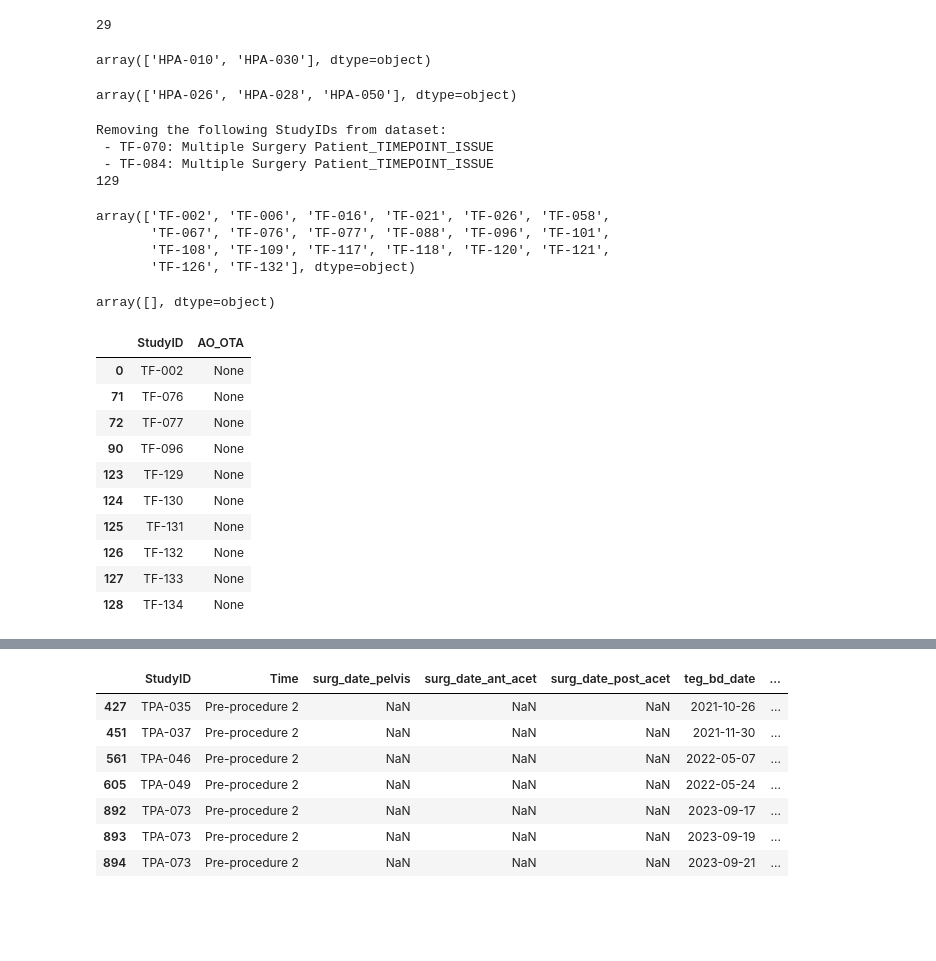
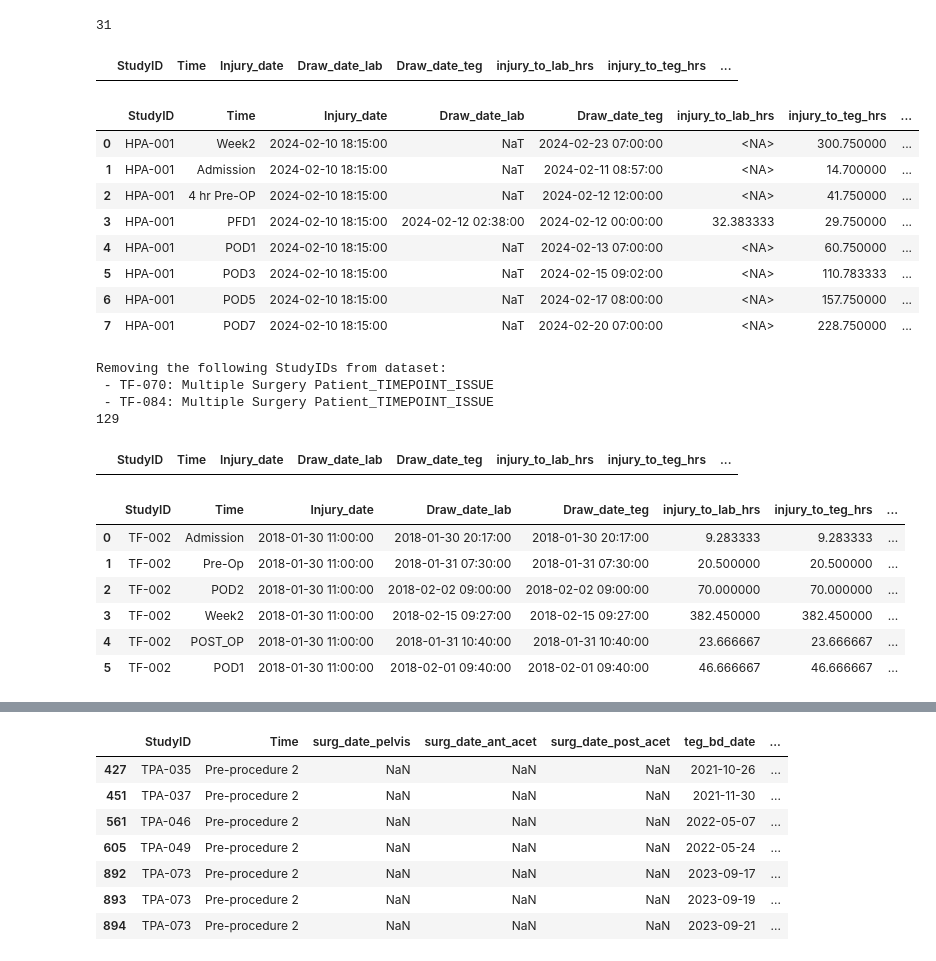
Before and after one commit to golpiraelmi/Classes, a Jupyter notebook: MyLittleProjcet_V2.ipynb, the cells around one changed output, grey strips where cells are left out. Cells and saved outputs as stored; diff of their text form; code cells hidden in the pictures; blank space fills up the shorter version.

```diff
--- a/MyLittleProjcet_V2.ipynb
+++ b/MyLittleProjcet_V2.ipynb
@@ -76,15 +73,11 @@ processor_2 = RedcapProcessor(api_url, api_key_pathway)
 df_pathway= processor_2.fetch_and_process()
 df_pathway_demo=processor_2.get_all_demographics()
 
+all_blood_pathway = processor_2.get_all_blood_draws()
+display(all_blood_pathway[all_blood_pathway['injury_to_lab_hrs']<0][['StudyID','Time','Injury_date','Draw_date_lab','Draw_date_teg','injury_to_lab_hrs','injury_to_teg_hrs','surgery_to_lab_hrs','surgery_to_teg_hrs']])
+
 # # print('=========================')
 # print(processor_2.get_patient_demographics('HPA-028'))
 # %% [output]
-29
+31
+|  | StudyID | Time | Injury_date | Draw_date_lab | Draw_date_teg | injury_to_lab_hrs | injury_to_teg_hrs | ... |
-# %%
-df_pathway_demo[df_pathway_demo['Withdrawn']=='Withdrew']['StudyID'].unique()
-# %% [output]
-array(['HPA-010', 'HPA-030'], dtype=object)
-# %%
-df_pathway_demo[df_pathway_demo['Death']=='Yes']['StudyID'].unique()
-# %% [output]
-array(['HPA-026', 'HPA-028', 'HPA-050'], dtype=object)
@@ -93,3 +84,15 @@ array(['HPA-026', 'HPA-028', 'HPA-050'], dtype=object)
+# %%
+all_blood_pathway[['StudyID','Time','Injury_date','Draw_date_lab','Draw_date_teg','injury_to_lab_hrs','injury_to_teg_hrs','surgery_to_lab_hrs','surgery_to_teg_hrs']]
+# %% [output]
+|  | StudyID | Time | Injury_date | Draw_date_lab | Draw_date_teg | injury_to_lab_hrs | injury_to_teg_hrs | ... |
+| 0 | HPA-001 | Week2 | 2024-02-10 18:15:00 | NaT | 2024-02-23 07:00:00 | <NA> | 300.750000 | ... |
+| 1 | HPA-001 | Admission | 2024-02-10 18:15:00 | NaT | 2024-02-11 08:57:00 | <NA> | 14.700000 | ... |
+| 2 | HPA-001 | 4 hr Pre-OP | 2024-02-10 18:15:00 | NaT | 2024-02-12 12:00:00 | <NA> | 41.750000 | ... |
+| 3 | HPA-001 | PFD1 | 2024-02-10 18:15:00 | 2024-02-12 02:38:00 | 2024-02-12 00:00:00 | 32.383333 | 29.750000 | ... |
+| 4 | HPA-001 | POD1 | 2024-02-10 18:15:00 | NaT | 2024-02-13 07:00:00 | <NA> | 60.750000 | ... |
+| 5 | HPA-001 | POD3 | 2024-02-10 18:15:00 | NaT | 2024-02-15 09:02:00 | <NA> | 110.783333 | ... |
+| 6 | HPA-001 | POD5 | 2024-02-10 18:15:00 | NaT | 2024-02-17 08:00:00 | <NA> | 157.750000 | ... |
+| 7 | HPA-001 | POD7 | 2024-02-10 18:15:00 | NaT | 2024-02-20 07:00:00 | <NA> | 228.750000 | ... |
 # %%
 load_dotenv()
 
@@ -102,6 +105,9 @@ processor_3 = RedcapProcessor(api_url, api_key_femur)
 df_femur= processor_3.fetch_and_process()
 df_femur_demo=processor_3.get_all_demographics()
 
+all_blood_femur = processor_3.get_all_blood_draws()
+all_blood_femur[all_blood_femur['injury_to_lab_hrs']<0][['StudyID','Time','Injury_date','Draw_date_lab','Draw_date_teg','injury_to_lab_hrs','injury_to_teg_hrs','surgery_to_lab_hrs','surgery_to_teg_hrs']]
+
 # # print('=========================')
 # print(processor_3.get_patient_demographics('TF-006'))
 # %% [output]
@@ -109,14 +115,4 @@ Removing the following StudyIDs from dataset:
  - TF-070: Multiple Surgery Patient_TIMEPOINT_ISSUE
  - TF-084: Multiple Surgery Patient_TIMEPOINT_ISSUE
 129
+|  | StudyID | Time | Injury_date | Draw_date_lab | Draw_date_teg | injury_to_lab_hrs | injury_to_teg_hrs | ... |
-# %%
-df_femur_demo[df_femur_demo['Withdrawn']=='Withdrew']['StudyID'].unique()
-# %% [output]
-array(['TF-002', 'TF-006', 'TF-016', 'TF-021', 'TF-026', 'TF-058',
-       'TF-067', 'TF-076', 'TF-077', 'TF-088', 'TF-096', 'TF-101',
-       'TF-108', 'TF-109', 'TF-117', 'TF-118', 'TF-120', 'TF-121',
-       'TF-126', 'TF-132'], dtype=object)
-# %%
-df_femur_demo[df_femur_demo['Death']=='Yes']['StudyID'].unique()
-# %% [output]
-array([], dtype=object)
@@ -125,17 +119,13 @@ array([], dtype=object)
-# %%
-df_femur_demo[df_femur_demo['AO_OTA'].isnull()][['StudyID','AO_OTA']]
-# %% [output]
-|  | StudyID | AO_OTA |
-| 0 | TF-002 | None |
-| 71 | TF-076 | None |
-| 72 | TF-077 | None |
-| 90 | TF-096 | None |
-| 123 | TF-129 | None |
-| 124 | TF-130 | None |
-| 125 | TF-131 | None |
-| 126 | TF-132 | None |
-| 127 | TF-133 | None |
-| 128 | TF-134 | None |
+# %%
+all_blood_femur[['StudyID','Time','Injury_date','Draw_date_lab','Draw_date_teg','injury_to_lab_hrs','injury_to_teg_hrs','surgery_to_lab_hrs','surgery_to_teg_hrs']]
+# %% [output]
+|  | StudyID | Time | Injury_date | Draw_date_lab | Draw_date_teg | injury_to_lab_hrs | injury_to_teg_hrs | ... |
+| 0 | TF-002 | Admission | 2018-01-30 11:00:00 | 2018-01-30 20:17:00 | 2018-01-30 20:17:00 | 9.283333 | 9.283333 | ... |
+| 1 | TF-002 | Pre-Op | 2018-01-30 11:00:00 | 2018-01-31 07:30:00 | 2018-01-31 07:30:00 | 20.500000 | 20.500000 | ... |
+| 2 | TF-002 | POD2 | 2018-01-30 11:00:00 | 2018-02-02 09:00:00 | 2018-02-02 09:00:00 | 70.000000 | 70.000000 | ... |
+| 3 | TF-002 | Week2 | 2018-01-30 11:00:00 | 2018-02-15 09:27:00 | 2018-02-15 09:27:00 | 382.450000 | 382.450000 | ... |
+| 4 | TF-002 | POST_OP | 2018-01-30 11:00:00 | 2018-01-31 10:40:00 | 2018-01-31 10:40:00 | 23.666667 | 23.666667 | ... |
+| 5 | TF-002 | POD1 | 2018-01-30 11:00:00 | 2018-02-01 09:40:00 | 2018-02-01 09:40:00 | 46.666667 | 46.666667 | ... |
 # %%
 load_dotenv()
 
```
Also changed, not shown: parts of 23 cells of this notebook.
